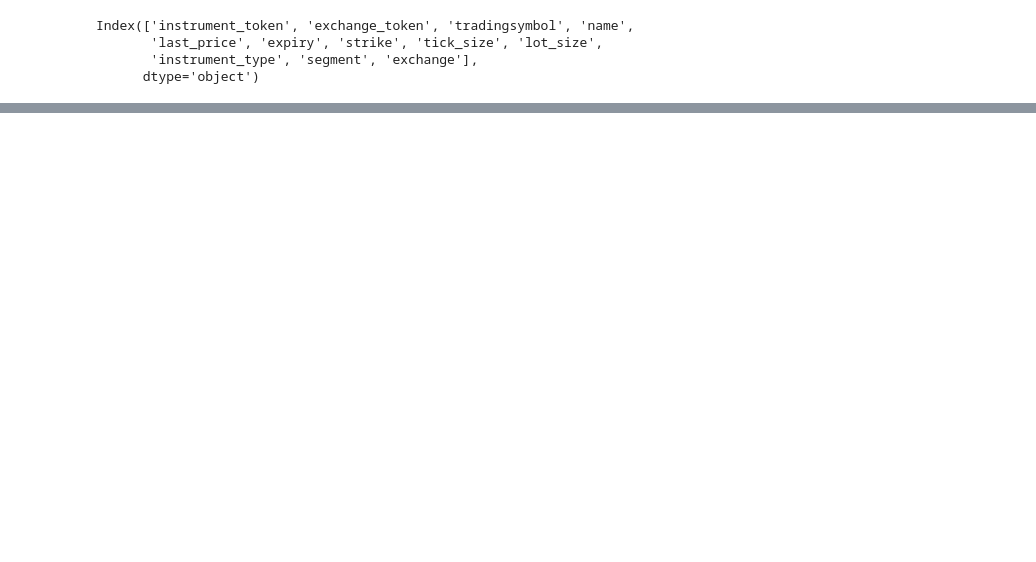
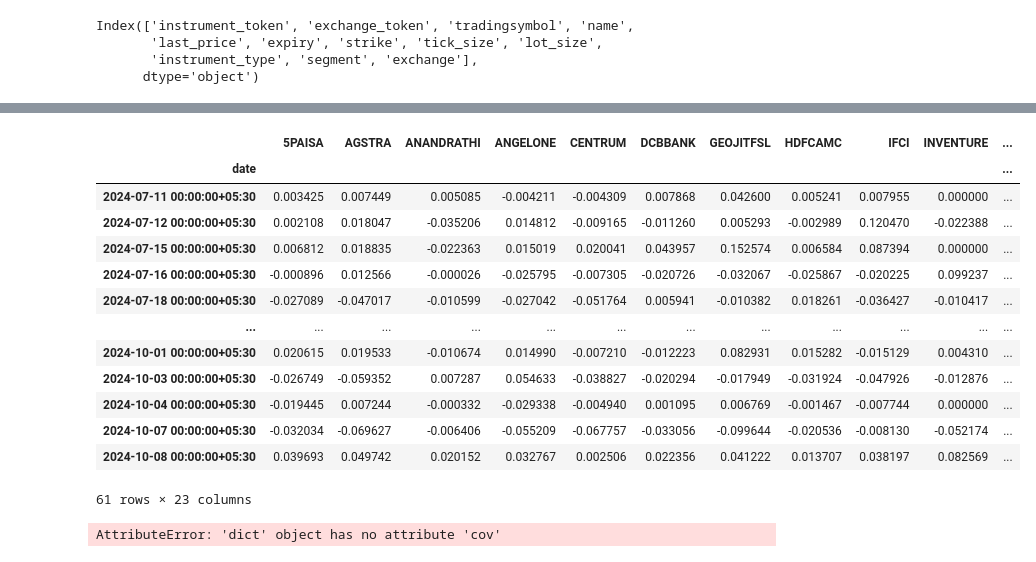
Before and after one commit to karamjeet-ramgharia/wealth_wave, a Jupyter notebook: wealth_comp.ipynb, the cells around one changed output, grey strips where cells are left out. Cells and saved outputs as stored; diff of their text form; code cells hidden in the pictures; blank space fills up the shorter version.

```diff
--- a/wealth_comp.ipynb
+++ b/wealth_comp.ipynb
@@ -273,0 +686,4 @@ def calculate_alpha_score(df):
+# %%
+#add column of alpha and moment score to the final score
+final_score_df=pd.concat([moment_score_df,alpha_score_df],axis=1)
+print(final_score_df)
@@ -273,0 +801,12 @@ def calculate_alpha_score(df):
+# %%
+#change 6m to 1m return using compounding
+final_list['expected_return_6m']=((1+final_list['expected_return_6m'])**(1/6))-1
+#change 3m to 1m return using compounding
+final_list['expected_return_3m']=((1+final_list['expected_return_3m'])**(1/3))-1
+#calculate the weighted expected return for 1m,3m and 6m
+final_list['weighted_expected_return']=0.3*final_list['expected_return_1m']+0.5*final_list['expected_return_3m']+0.2*final_list['expected_return_6m']
+# print(final_list)
+
+#remove stocks with negative expected return
+final_list=final_list[final_list['weighted_expected_return']>0]
+print(final_list)
@@ -273,0 +853,55 @@ def calculate_alpha_score(df):
+# %%
+portfolio=pd.DataFrame()
+for index, row in final_list.iterrows():
+    # print(index)
+    instrument_token = getInstrumentToken(index)
+    # print(instrument_token)
+
+    #get last one month data for each stock
+    to_date = '2024-10-08'
+    to_date = datetime.strptime(to_date, '%Y-%m-%d')
+    from_date = to_date - timedelta(days=90)
+    from_date = from_date.strftime('%Y-%m-%d')
+    # print(from_date, to_date)
+    data = kite.historical_data(instrument_token, from_date, to_date, 'day')
+    #change the data to dataframe
+    data = pd.DataFrame(data)
+    data['pct_change'] = data['close'].pct_change()
+    data = data[['date', 'pct_change']]
+    data['date'] = pd.to_datetime(data['date'])
+    data = data.set_index('date')
+    # print(data)
+
+    #push the data to portfolio
+    portfolio[index] = data['pct_change']
+#remove the first row of the portfolio
+portfolio = portfolio.iloc[1:]
+display(portfolio)
+# %% [output]
+|  | 5PAISA | AGSTRA | ANANDRATHI | ANGELONE | CENTRUM | DCBBANK | GEOJITFSL | HDFCAMC | IFCI | INVENTURE | ... |
+| date |  |  |  |  |  |  |  |  |  |  | ... |
+| 2024-07-11 00:00:00+05:30 | 0.003425 | 0.007449 | 0.005085 | -0.004211 | -0.004309 | 0.007868 | 0.042600 | 0.005241 | 0.007955 | 0.000000 | ... |
+| 2024-07-12 00:00:00+05:30 | 0.002108 | 0.018047 | -0.035206 | 0.014812 | -0.009165 | -0.011260 | 0.005293 | -0.002989 | 0.120470 | -0.022388 | ... |
+| 2024-07-15 00:00:00+05:30 | 0.006812 | 0.018835 | -0.022363 | 0.015019 | 0.020041 | 0.043957 | 0.152574 | 0.006584 | 0.087394 | 0.000000 | ... |
+| 2024-07-16 00:00:00+05:30 | -0.000896 | 0.012566 | -0.000026 | -0.025795 | -0.007305 | -0.020726 | -0.032067 | -0.025867 | -0.020225 | 0.099237 | ... |
+| 2024-07-18 00:00:00+05:30 | -0.027089 | -0.047017 | -0.010599 | -0.027042 | -0.051764 | 0.005941 | -0.010382 | 0.018261 | -0.036427 | -0.010417 | ... |
+| ... | ... | ... | ... | ... | ... | ... | ... | ... | ... | ... | ... |
+| 2024-10-01 00:00:00+05:30 | 0.020615 | 0.019533 | -0.010674 | 0.014990 | -0.007210 | -0.012223 | 0.082931 | 0.015282 | -0.015129 | 0.004310 | ... |
+| 2024-10-03 00:00:00+05:30 | -0.026749 | -0.059352 | 0.007287 | 0.054633 | -0.038827 | -0.020294 | -0.017949 | -0.031924 | -0.047926 | -0.012876 | ... |
+| 2024-10-04 00:00:00+05:30 | -0.019445 | 0.007244 | -0.000332 | -0.029338 | -0.004940 | 0.001095 | 0.006769 | -0.001467 | -0.007744 | 0.000000 | ... |
+| 2024-10-07 00:00:00+05:30 | -0.032034 | -0.069627 | -0.006406 | -0.055209 | -0.067757 | -0.033056 | -0.099644 | -0.020536 | -0.008130 | -0.052174 | ... |
+| 2024-10-08 00:00:00+05:30 | 0.039693 | 0.049742 | 0.020152 | 0.032767 | 0.002506 | 0.022356 | 0.041222 | 0.013707 | 0.038197 | 0.082569 | ... |
+61 rows × 23 columns
+# %%
+#caluculate the correlation for portfolio
+covariance = portfolio.cov()
+covariance=covariance*252
+print(covariance)
+
+#get list of weighted returns for each stock
+weighted_returns = final_list[['weighted_expected_return']]
+#compond it with 12 to get annual returns
+weighted_returns = ((1+weighted_returns)**12)-1
+print(weighted_returns)
+# %% [output]
+AttributeError: 'dict' object has no attribute 'cov'
```
Also changed, not shown: parts of 25 cells of this notebook, 1 other file.
